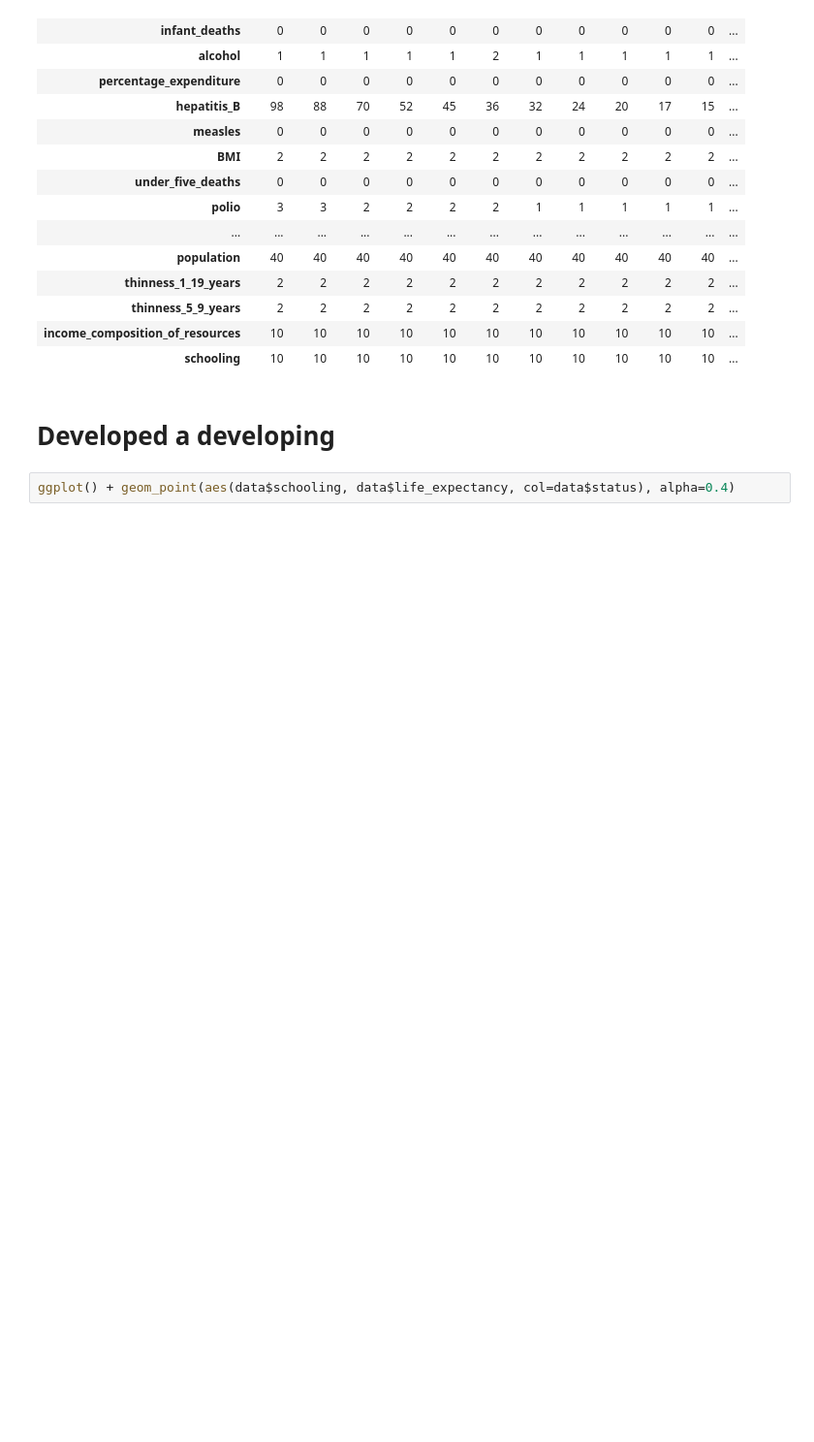
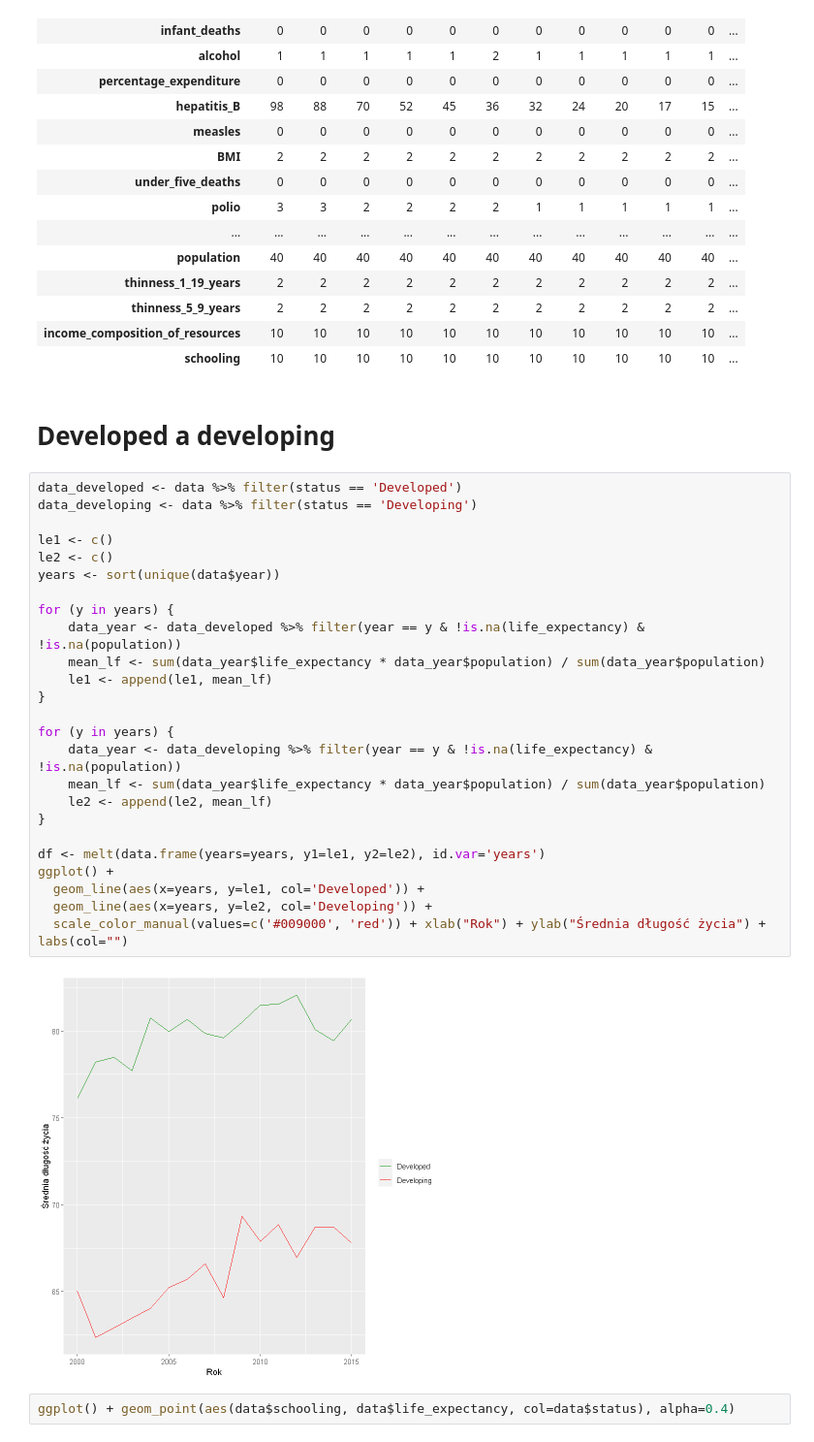
Before and after one commit to Szymex49/What_affects_life_expectancy-statistical_analysis, a Jupyter notebook: Malec.ipynb, the cells around one changed output. Shown at 97% size. Cells and saved outputs as stored; diff of their text form; blank space fills up the shorter version.

Commit message:
Wykres developed i developing

```diff
--- a/Malec.ipynb
+++ b/Malec.ipynb
@@ -84,6 +79,33 @@ A data.frame: 19 × 16
 | schooling | 10 | 10 | 10 | 10 | 10 | 10 | 10 | 10 | 10 | 10 | 10 | ... |
 # %% [markdown]
 # Developed a developing
+# %%
+data_developed <- data %>% filter(status == 'Developed')
+data_developing <- data %>% filter(status == 'Developing')
+
+le1 <- c()
+le2 <- c()
+years <- sort(unique(data$year))
+
+for (y in years) {
+    data_year <- data_developed %>% filter(year == y & !is.na(life_expectancy) & !is.na(population))
+    mean_lf <- sum(data_year$life_expectancy * data_year$population) / sum(data_year$population)
+    le1 <- append(le1, mean_lf)
+}
+
+for (y in years) {
+    data_year <- data_developing %>% filter(year == y & !is.na(life_expectancy) & !is.na(population))
+    mean_lf <- sum(data_year$life_expectancy * data_year$population) / sum(data_year$population)
+    le2 <- append(le2, mean_lf)
+}
+
+df <- melt(data.frame(years=years, y1=le1, y2=le2), id.var='years')
+ggplot() +
+  geom_line(aes(x=years, y=le1, col='Developed')) +
+  geom_line(aes(x=years, y=le2, col='Developing')) +
+  scale_color_manual(values=c('#009000', 'red')) + xlab("Rok") + ylab("Średnia długość życia") + labs(col="")
+# %% [output]
+[figure, added]
 # %%
 ggplot() + geom_point(aes(data$schooling, data$life_expectancy, col=data$status), alpha=0.4)
 # %% [output]
```
Also changed, not shown: parts of 3 cells of this notebook, 3 other files.
